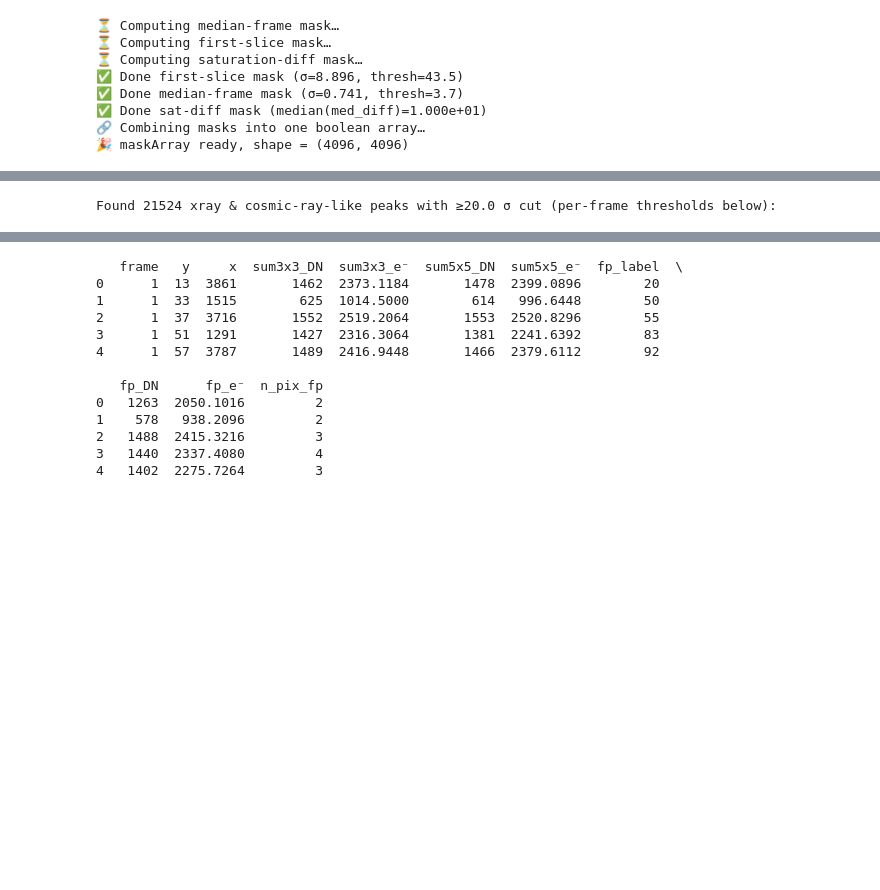
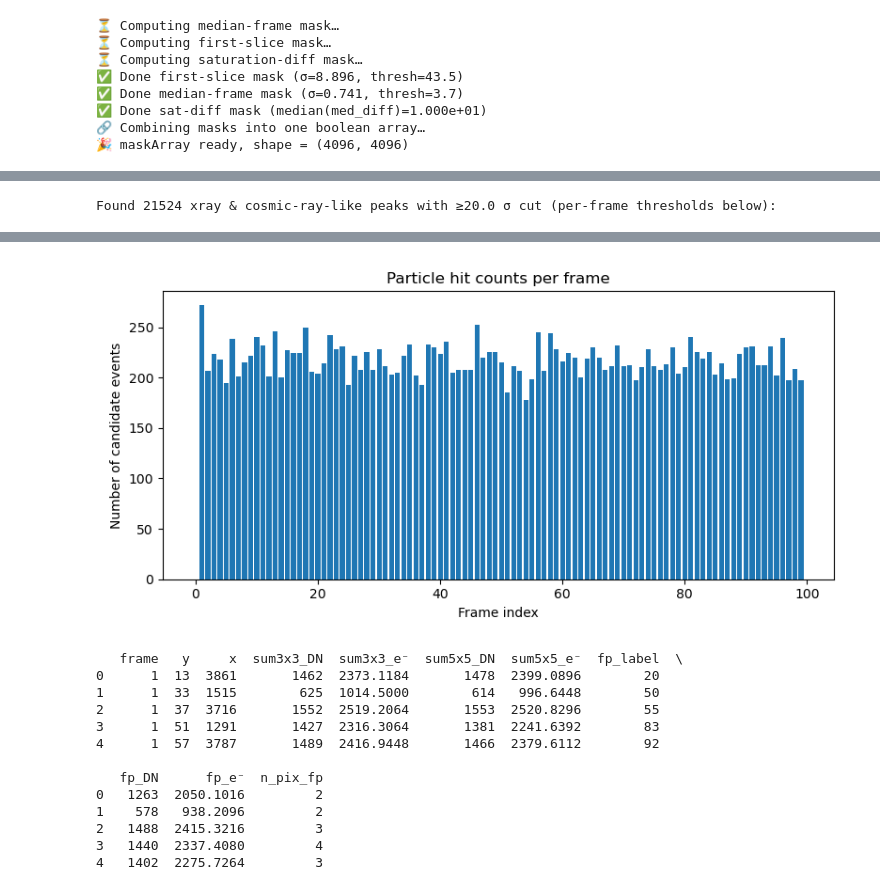
Before and after one commit to aeharbo/GCRsim, a Jupyter notebook: xray_data.ipynb, the cells around one changed output, grey strips where cells are left out. Drawn from its saved outputs; the diff is of its cells as text; code cells hidden in the pictures; blank space fills up the shorter version.

```diff
--- a/xray_data.ipynb
+++ b/xray_data.ipynb
@@ -161,10 +168,9 @@ def find_peaks_for_frame(iframe, sigma_thresh):
     return peaks, threshold
 
 if __name__ == "__main__":
-    Nframe = data.shape[0]
 
     # 1) run in parallel, get a list of (peaks, threshold) tuples
-    with ProcessPoolExecutor(max_workers=8) as executor:
+    with ThreadPoolExecutor(max_workers=num_of_cores) as executor:
         results = list(executor.map(
             find_peaks_for_frame,
             range(Nframe),
@@ -210,3 +214,4 @@ Found 21524 xray & cosmic‐ray‐like peaks with ≥20.0 σ cut (per-frame thre
+[figure, added]
 # %%
 low_threshold = 0.5 * sigma_thresh
 
```
Also changed, not shown: parts of 13 cells of this notebook.
